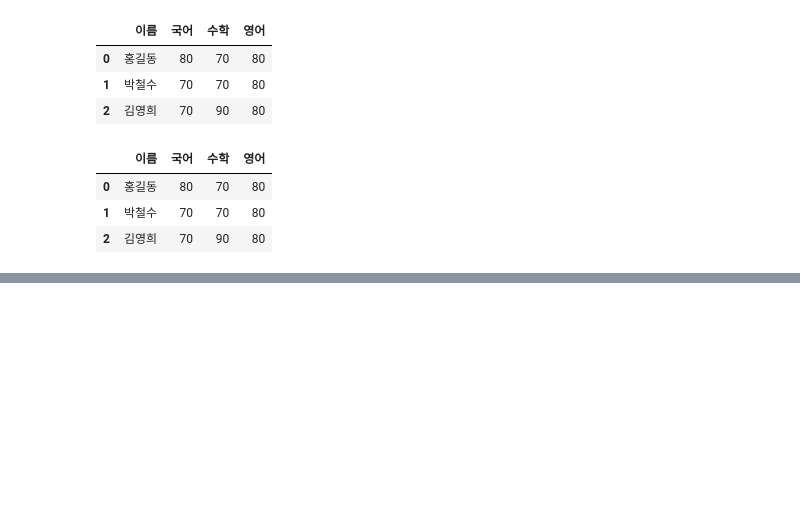
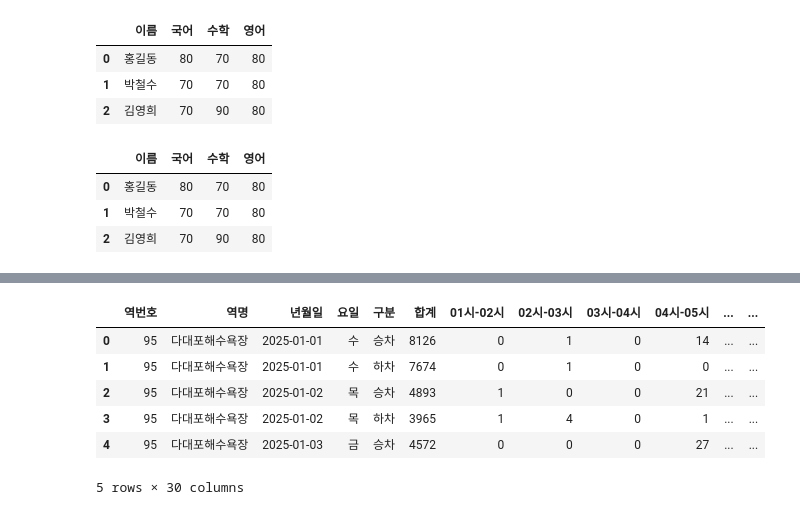
Before and after one commit to hyebinrk/python, a Jupyter notebook: py10.ipynb, the cells around one changed output, grey strips where cells are left out. Cells and saved outputs as stored; diff of their text form; code cells hidden in the pictures; blank space fills up the shorter version.

```diff
--- a/py10.ipynb
+++ b/py10.ipynb
@@ -649,0 +657,14 @@ df
+# %%
+import pandas as pd
+file_path = "./ref/일별역별시간대별승하차인원(2025년1월).csv"
+df = pd.read_csv(file_path, encoding="EUC-KR")
+df.head() # 맨 앞 데이터 5개 가져오기
+# data.tail()
+# %% [output]
+|  | 역번호 | 역명 | 년월일 | 요일 | 구분 | 합계 | 01시-02시 | 02시-03시 | 03시-04시 | 04시-05시 | ... | ... |
+| 0 | 95 | 다대포해수욕장 | 2025-01-01 | 수 | 승차 | 8126 | 0 | 1 | 0 | 14 | ... | ... |
+| 1 | 95 | 다대포해수욕장 | 2025-01-01 | 수 | 하차 | 7674 | 0 | 1 | 0 | 0 | ... | ... |
+| 2 | 95 | 다대포해수욕장 | 2025-01-02 | 목 | 승차 | 4893 | 1 | 0 | 0 | 21 | ... | ... |
+| 3 | 95 | 다대포해수욕장 | 2025-01-02 | 목 | 하차 | 3965 | 1 | 4 | 0 | 1 | ... | ... |
+| 4 | 95 | 다대포해수욕장 | 2025-01-03 | 금 | 승차 | 4572 | 0 | 0 | 0 | 27 | ... | ... |
+5 rows × 30 columns
```
Also changed, not shown: parts of 12 cells of this notebook, 11 other files.
